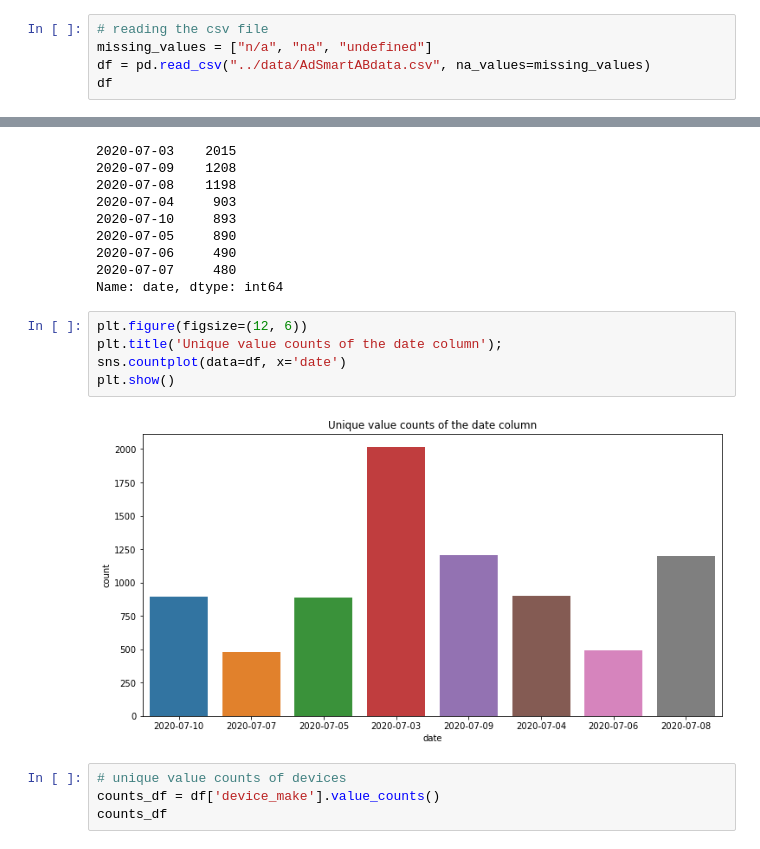
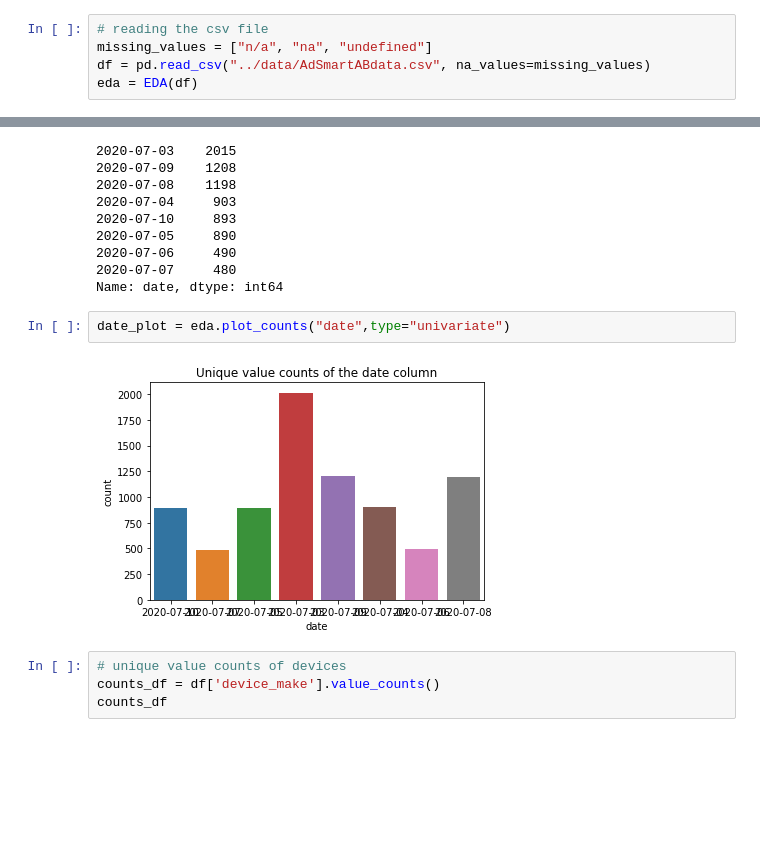
Before and after one commit to tutorialcreation/nlp_swahili_amharic, a Jupyter notebook: notebooks/EDA.ipynb, the cells around one changed output, grey strips where cells are left out. Saved outputs shown, nothing was run; the diff lists cells and outputs as text; blank space fills up the shorter version.

```diff
--- a/notebooks/EDA.ipynb
+++ b/notebooks/EDA.ipynb
@@ -10,4 +13,4 @@ import seaborn as sns
 # reading the csv file
 missing_values = ["n/a", "na", "undefined"]
 df = pd.read_csv("../data/AdSmartABdata.csv", na_values=missing_values)
-df
+eda = EDA(df)
@@ -116,12 +92,9 @@ counts_df
 2020-07-07     480
 Name: date, dtype: int64
 # %%
-plt.figure(figsize=(12, 6))
-plt.title('Unique value counts of the date column');
-sns.countplot(data=df, x='date')
-plt.show()
+date_plot = eda.plot_counts("date",type="univariate")
 # %% [output]
-[figure, old version]
+[figure, new version]
 # %%
 # unique value counts of devices
 counts_df = df['device_make'].value_counts()
```
Also changed, not shown: parts of 11 cells of this notebook, 1 other file.
